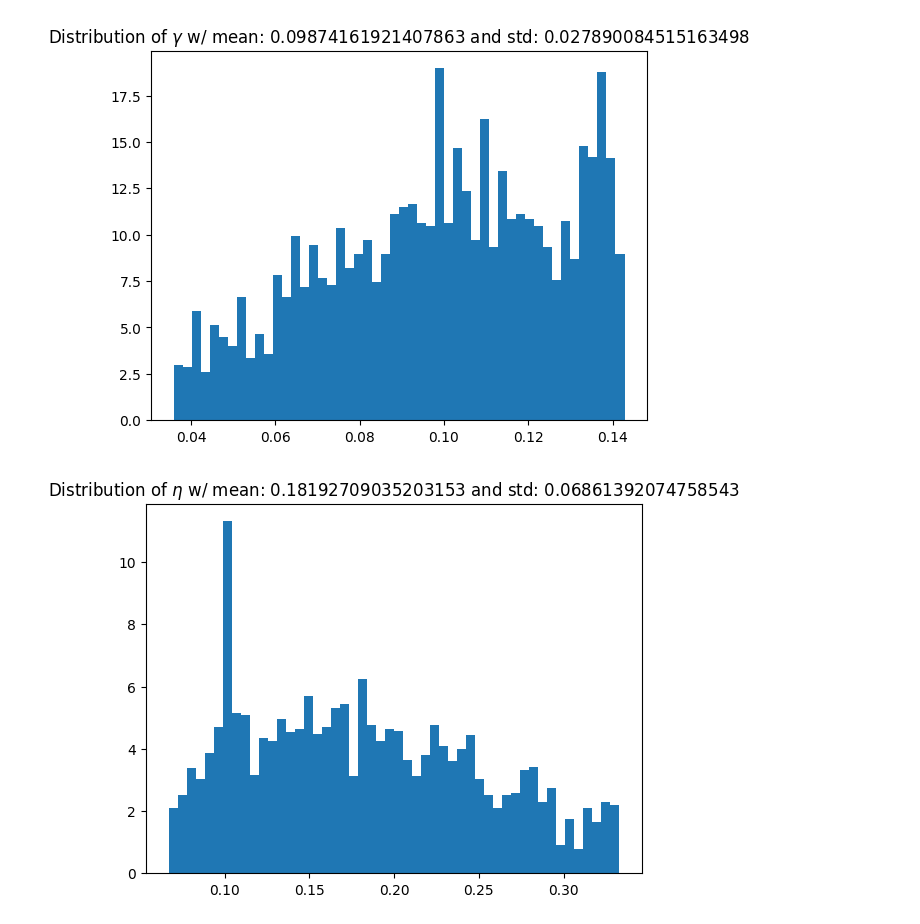
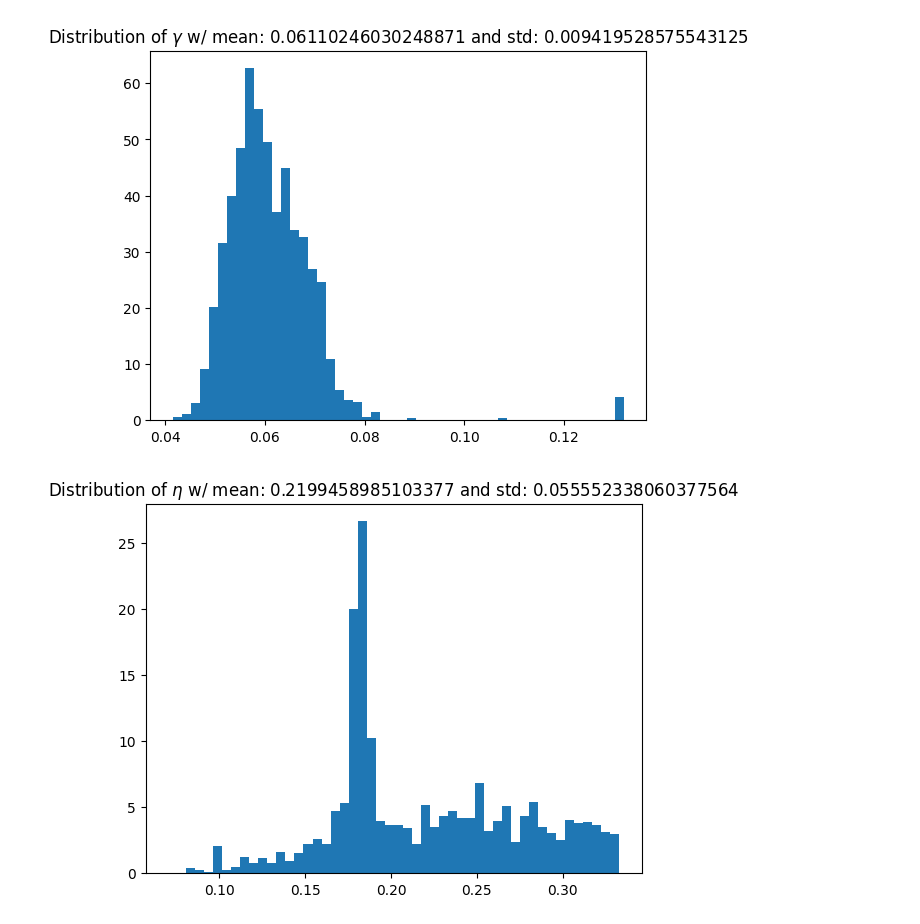
Before and after one commit to Averydx/PMCMC, a Jupyter notebook: examples/pmcmc_seir.ipynb, the cells around one changed output. Saved outputs shown, nothing was run; the diff lists cells and outputs as text; code cells hidden in the pictures.

```diff
--- a/examples/pmcmc_seir.ipynb
+++ b/examples/pmcmc_seir.ipynb
@@ -93,7 +92,7 @@ plt.plot(data.T)
 def SEIR_model(particles,observations,t,dt,model_params,rng):
     '''Definition of SEIR model as described in Calvetti's paper. Difference
     is the use of Tau leaping to introduce stochasticity into the system and continuous log-normal OU process definition for beta.'''
-    gamma,eta = model_params
+    gamma,eta,_ = model_params
 
     '''OU Process'''
     sig = 1.0
@@ -118,16 +117,18 @@ def SEIR_model(particles,observations,t,dt,model_params,rng):
         particles[index,1,t] = np.maximum(0.,particles[index,1,t] + new_E - new_I - new_ER) #E
         particles[index,2,t] = np.maximum(0.,particles[index,2,t] + new_I - new_IR - new_D) #I
         particles[index,3,t] = np.maximum(0.,particles[index,3,t] + new_ER + new_IR)
-        particles[index,4,t] = np.exp(A * np.log(particles[index,4,t]) - M + C * rng.standard_normal())#beta_sim(beta_par,t)#
+        particles[index,4,t] = np.exp(A * np.log(particles[index,4,t]) - M + C * rng.standard_normal())
 
-        observations[index,0,t] = new_I
+        observations[index,0,t] = particles[index,2,t]
 
     return particles,observations
 
 def SEIR_Obs(data_point, particle_observations, model_params):
-    var = 15**2
-    #return data_point*np.log(particle_observations[:,0]) - gammaln_nr(data_point + 1) - particle_observations[:,0]
-    return -((((data_point - particle_observations[:,0])**2)/(2 * var)) + np.log(np.sqrt(2 * np.pi * var)))
+    #return norm.logpdf(data_point,loc = particle_observations[:,0],scale = np.sqrt(var))
+    r = 1/model_params[2]
+    weights = nbinom.logpmf(k = data_point,p = r/(r + particle_observations[:,0]),n = r)
+    weights[np.isinf(weights)] = -10_000
+    return weights
 # %%
 
 #(0.06547914,0.28245005)
@@ -136,7 +137,7 @@ def SEIR_Obs(data_point, particle_observations, model_params):
 def SEIR_init(num_particles, model_dim, rng):
     particles_0 = np.zeros((num_particles,model_dim))
     particles_0[:,0] = 100_000
-    E_I_init = rng.integers(0,5,size = (num_particles * 2)).reshape((num_particles,2))
+    E_I_init = rng.integers(1,5,size = (num_particles * 2)).reshape((num_particles,2))
     particles_0[:,0] -= np.sum(E_I_init,axis = 1)
     particles_0[:,1] = E_I_init[:,0]
     particles_0[:,2] = E_I_init[:,1]
@@ -145,8 +146,8 @@ def SEIR_init(num_particles, model_dim, rng):
 
     return particles_0
 
-pf_params = {'num_particles':10_000,
-                      'dt':1.,
+pf_params = {'num_particles':1000,
+                      'dt':0.1,
                       'model':SEIR_model,
                       'observation_model':SEIR_Obs,
                       'model_dim':5,
@@ -157,10 +158,10 @@ from time import perf_counter
 
 t = perf_counter()
 output = particlefilter(data = data,
-        model_params= (gamma,eta),
+        model_params= (gamma,eta,1/50),
         pf_params = pf_params,
         rng = rng,
-        req_jit=True
+        req_jit=False
         )
 
 print(perf_counter() - t)
@@ -210,12 +211,12 @@ def uniform_numba_logpdf(theta,min_val,max_val):
     return np.log(0.)
 
 def seir_prior(theta):
-    return uniform_numba_logpdf(theta[0],min_val= 1/28.,max_val= 1/7) + uniform_numba_logpdf(theta[1],min_val = 1/15.,max_val = 1/3)
+    return uniform_numba_logpdf(theta[0],min_val= 1/28.,max_val= 1/7) + uniform_numba_logpdf(theta[1],min_val = 1/15.,max_val = 1/3) + uniform_numba_logpdf(theta[2],min_val = 0.,max_val = 1.)
 
 pmcmc_params = {'iterations':5_000,
-                'init_params':np.array([0.1,0.1]),
+                'init_params':np.array([0.1,0.1,0.01]),
                 'prior':seir_prior,
-                'init_cov':0.05 * np.eye(2),
+                'init_cov':0.005 * np.eye(3),
                 'burn_in':100}
 
 pf_params = {'num_particles':1_000,
@@ -233,7 +234,7 @@ pmcmc_output = particlemcmc(
                   pf_params=pf_params,
                   adaptive=True,
                   rng = rng,
-                  req_jit=True
+                  req_jit=False
                   )
 print(perf_counter() - t)
 # %% [output]
@@ -275,19 +276,23 @@ The Maximum Likelihood Estimate is [0.13592292 0.10559785] w/ LL of -446.7163852
 # %%
 plt.title(f"Distribution of $\\gamma$ w/ mean: {np.mean(pmcmc_output['accepted_params'][0,burn_in:])} and std: {np.std(pmcmc_output['accepted_params'][0,burn_in:])}")
 plt.hist(pmcmc_output['accepted_params'][0,burn_in:],density=True,bins = 50)
 plt.show()
 
 plt.title(f"Distribution of $\\eta$ w/ mean: {np.mean((pmcmc_output['accepted_params'][1,burn_in:]))} and std: {np.std((pmcmc_output['accepted_params'][1,burn_in:]))}")
 plt.hist((pmcmc_output['accepted_params'][1,burn_in:]),density=True,bins = 50)
 plt.show()
 
+plt.title(f"Distribution of 1/R w/ mean: {np.mean((pmcmc_output['accepted_params'][2,burn_in:]))} and std: {np.std((pmcmc_output['accepted_params'][2,burn_in:]))}")
+plt.hist((pmcmc_output['accepted_params'][2,burn_in:]),density=True,bins = 50)
+plt.show()
+
 # plt.title(f"Distribution of OU Param $\\mu$ w/ mean: {np.mean(theta[2,burn_in:])} and std: {np.std(theta[2,burn_in:])}")
 # plt.hist(theta[2,burn_in:],density=True,bins = 50)
 # plt.show()
 
 # plt.title(f"Distribution of OU Param $\\mu$ w/ mean: {np.mean(theta[3,burn_in:])} and std: {np.std(theta[3,burn_in:])}")
 # plt.hist(theta[3,burn_in:],density=True,bins = 50)
 # plt.show()
 # %% [output]
-[figure, old version]
+[figure, new version]
-[figure, old version]
+[figure, new version]
```
Also changed, not shown: parts of 13 cells of this notebook, 7 other files.
